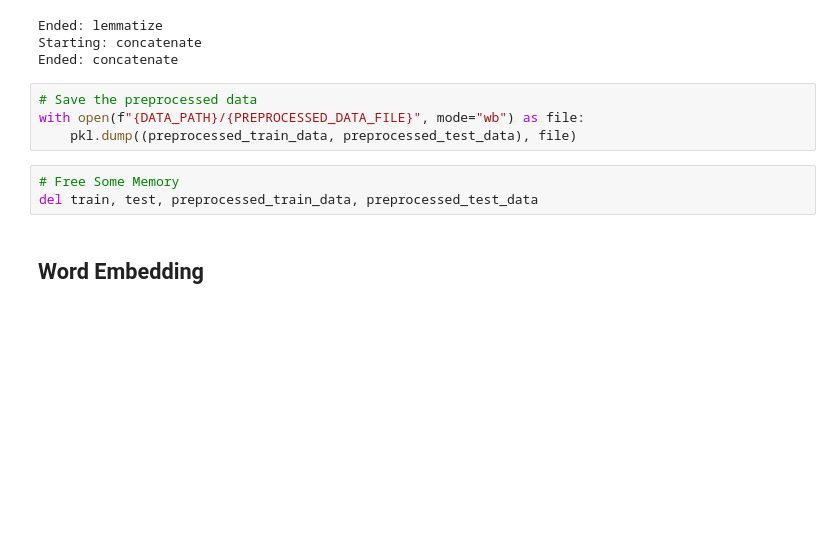
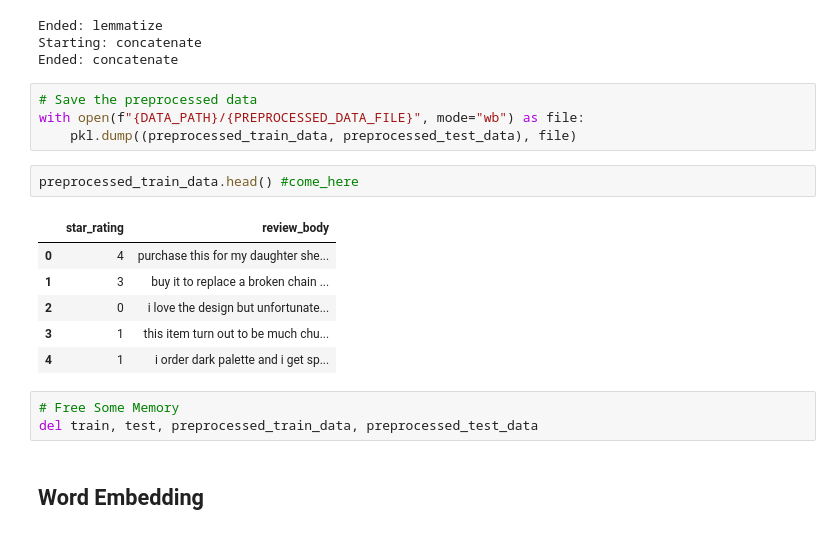
Before and after one commit to daveaditya/CSCI_544_NLP, a Jupyter notebook: assignment_02/HW2-Aditya-Dave-PT.ipynb, the cells around one changed output. Drawn from its saved outputs; the diff is of its cells as text; blank space fills up the shorter version.

```diff
--- a/assignment_02/HW2-Aditya-Dave-PT.ipynb
+++ b/assignment_02/HW2-Aditya-Dave-PT.ipynb
@@ -470,6 +478,15 @@ Ended: concatenate
 # Save the preprocessed data
 with open(f"{DATA_PATH}/{PREPROCESSED_DATA_FILE}", mode="wb") as file:
     pkl.dump((preprocessed_train_data, preprocessed_test_data), file)
+# %%
+preprocessed_train_data.head() #come_here
+# %% [output]
+|  | star_rating | review_body |
+| 0 | 4 | purchase this for my daughter she... |
+| 1 | 3 | buy it to replace a broken chain ... |
+| 2 | 0 | i love the design but unfortunate... |
+| 3 | 1 | this item turn out to be much chu... |
+| 4 | 1 | i order dark palette and i get sp... |
 # %%
 # Free Some Memory
 del train, test, preprocessed_train_data, preprocessed_test_data
```
Also changed, not shown: parts of 40 cells of this notebook.
